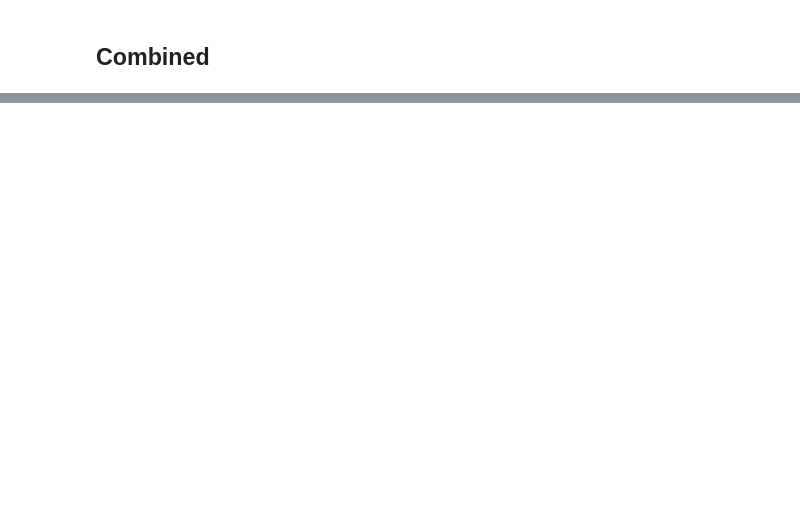
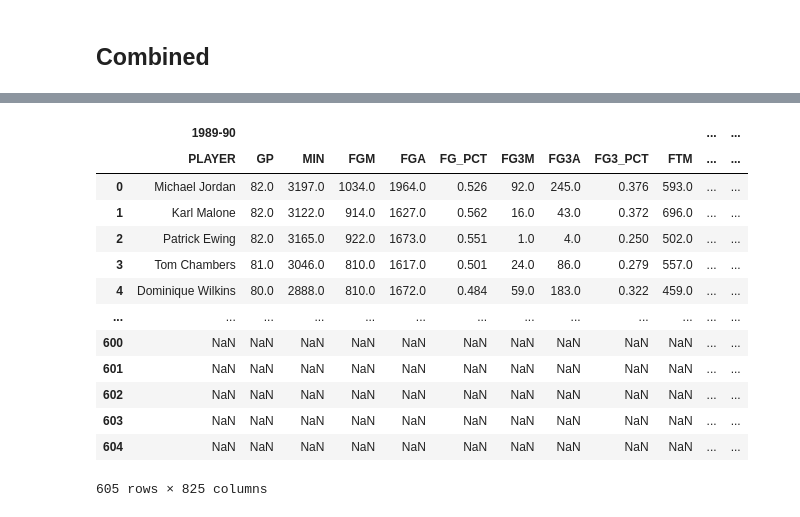
Before and after one commit to KozAAAAA/nba_predictions, a Jupyter notebook: nba_predictions.ipynb, the cells around one changed output, grey strips where cells are left out. Saved outputs shown, nothing was run; the diff lists cells and outputs as text; code cells hidden in the pictures; blank space fills up the shorter version.

```diff
--- a/nba_predictions.ipynb
+++ b/nba_predictions.ipynb
@@ -166,0 +188,46 @@ awards_all_rookie_df
+# %%
+POINT_PER_TEAM = 10
+TEAM_SIZE = 5
+# %%
+def append_award_points(stats_df, awards_df, award_name, points_per_team, team_size):
+    combined_df = pd.DataFrame()
+    for season in SEASONS:
+        season_stats_df = stats_df[season].dropna()
+        season_awards_df = awards_df[season].dropna()
+        points_df = pd.DataFrame(0, index=season_stats_df.index, columns=[award_name])
+        for i, player in enumerate(season_awards_df.iloc[::-1]):
+            index = season_stats_df.index[season_stats_df["PLAYER"] == player].tolist()
+            if index == []:
+                print(f"{player} not found in {season}")
+                continue
+
+            points_df.loc[index[0]] = points_per_team * (i // team_size + 1)
+
+        season_stats_df = pd.concat([season_stats_df, points_df], axis=1)
+        season_stats_df.columns = pd.MultiIndex.from_product(
+            [[season], season_stats_df.columns]
+        )
+        combined_df = pd.concat([combined_df, season_stats_df], axis=1)
+
+    return combined_df
+# %%
+combined_all_nba_df = append_award_points(
+    stats_all_nba_df, awards_all_nba_df, "ALLNBA", POINT_PER_TEAM, TEAM_SIZE
+)
+combined_all_nba_df.to_csv("combined_all_nba.csv")
+combined_all_nba_df
+# %% [output]
+|  | 1989-90 |  |  |  |  |  |  |  |  |  | ... | ... |
+|  | PLAYER | GP | MIN | FGM | FGA | FG_PCT | FG3M | FG3A | FG3_PCT | FTM | ... | ... |
+| 0 | Michael Jordan | 82.0 | 3197.0 | 1034.0 | 1964.0 | 0.526 | 92.0 | 245.0 | 0.376 | 593.0 | ... | ... |
+| 1 | Karl Malone | 82.0 | 3122.0 | 914.0 | 1627.0 | 0.562 | 16.0 | 43.0 | 0.372 | 696.0 | ... | ... |
+| 2 | Patrick Ewing | 82.0 | 3165.0 | 922.0 | 1673.0 | 0.551 | 1.0 | 4.0 | 0.250 | 502.0 | ... | ... |
+| 3 | Tom Chambers | 81.0 | 3046.0 | 810.0 | 1617.0 | 0.501 | 24.0 | 86.0 | 0.279 | 557.0 | ... | ... |
+| 4 | Dominique Wilkins | 80.0 | 2888.0 | 810.0 | 1672.0 | 0.484 | 59.0 | 183.0 | 0.322 | 459.0 | ... | ... |
+| ... | ... | ... | ... | ... | ... | ... | ... | ... | ... | ... | ... | ... |
+| 600 | NaN | NaN | NaN | NaN | NaN | NaN | NaN | NaN | NaN | NaN | ... | ... |
+| 601 | NaN | NaN | NaN | NaN | NaN | NaN | NaN | NaN | NaN | NaN | ... | ... |
+| 602 | NaN | NaN | NaN | NaN | NaN | NaN | NaN | NaN | NaN | NaN | ... | ... |
+| 603 | NaN | NaN | NaN | NaN | NaN | NaN | NaN | NaN | NaN | NaN | ... | ... |
+| 604 | NaN | NaN | NaN | NaN | NaN | NaN | NaN | NaN | NaN | NaN | ... | ... |
+605 rows × 825 columns
```
Also changed, not shown: parts of 14 cells of this notebook, 7 other files.
